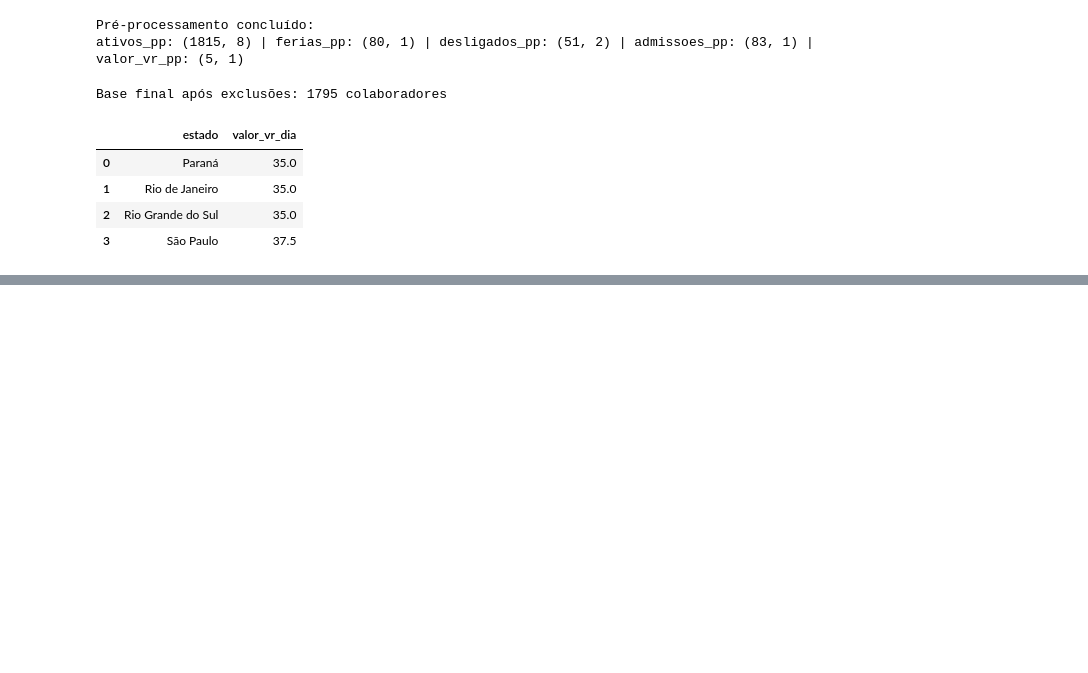
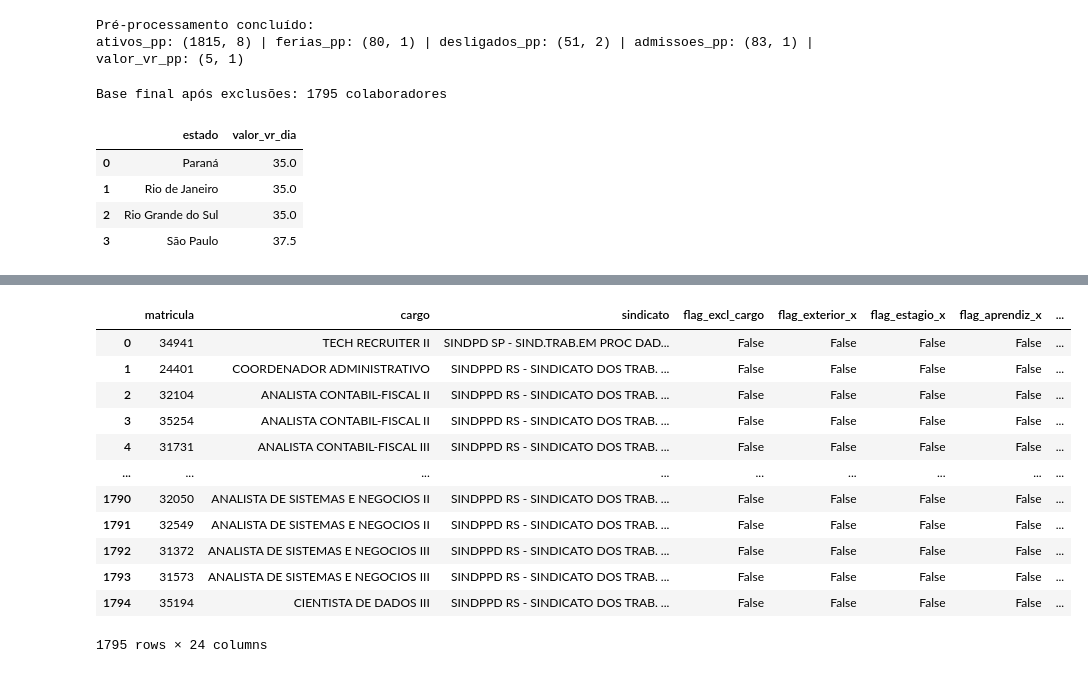
Before and after one commit to anamanuellar/iagents-jur, a Jupyter notebook: Desafio_4_VR_Agent_Colab.ipynb, the cells around one changed output, grey strips where cells are left out. Cells and saved outputs as stored; diff of their text form; code cells hidden in the pictures; blank space fills up the shorter version.

```diff
--- a/Desafio_4_VR_Agent_Colab.ipynb
+++ b/Desafio_4_VR_Agent_Colab.ipynb
@@ -429,3 +438,19 @@ base_calc["desconto_colaborador"] = base_calc["valor_total_vr"] * 0.2
+# %%
+base_calc
+# %% [output]
+|  | matricula | cargo | sindicato | flag_excl_cargo | flag_exterior_x | flag_estagio_x | flag_aprendiz_x | ... |
+| 0 | 34941 | TECH RECRUITER II | SINDPD SP - SIND.TRAB.EM PROC DAD... | False | False | False | False | ... |
+| 1 | 24401 | COORDENADOR ADMINISTRATIVO | SINDPPD RS - SINDICATO DOS TRAB. ... | False | False | False | False | ... |
+| 2 | 32104 | ANALISTA CONTABIL-FISCAL II | SINDPPD RS - SINDICATO DOS TRAB. ... | False | False | False | False | ... |
+| 3 | 35254 | ANALISTA CONTABIL-FISCAL II | SINDPPD RS - SINDICATO DOS TRAB. ... | False | False | False | False | ... |
+| 4 | 31731 | ANALISTA CONTABIL-FISCAL III | SINDPPD RS - SINDICATO DOS TRAB. ... | False | False | False | False | ... |
+| ... | ... | ... | ... | ... | ... | ... | ... | ... |
+| 1790 | 32050 | ANALISTA DE SISTEMAS E NEGOCIOS II | SINDPPD RS - SINDICATO DOS TRAB. ... | False | False | False | False | ... |
+| 1791 | 32549 | ANALISTA DE SISTEMAS E NEGOCIOS II | SINDPPD RS - SINDICATO DOS TRAB. ... | False | False | False | False | ... |
+| 1792 | 31372 | ANALISTA DE SISTEMAS E NEGOCIOS III | SINDPPD RS - SINDICATO DOS TRAB. ... | False | False | False | False | ... |
+| 1793 | 31573 | ANALISTA DE SISTEMAS E NEGOCIOS III | SINDPPD RS - SINDICATO DOS TRAB. ... | False | False | False | False | ... |
+| 1794 | 35194 | CIENTISTA DE DADOS III | SINDPPD RS - SINDICATO DOS TRAB. ... | False | False | False | False | ... |
+1795 rows × 24 columns
 # %%
 # --- 🔟 Resultado final ---
 resultado_vr = base_calc[
```
Also changed, not shown: parts of 9 cells of this notebook.
